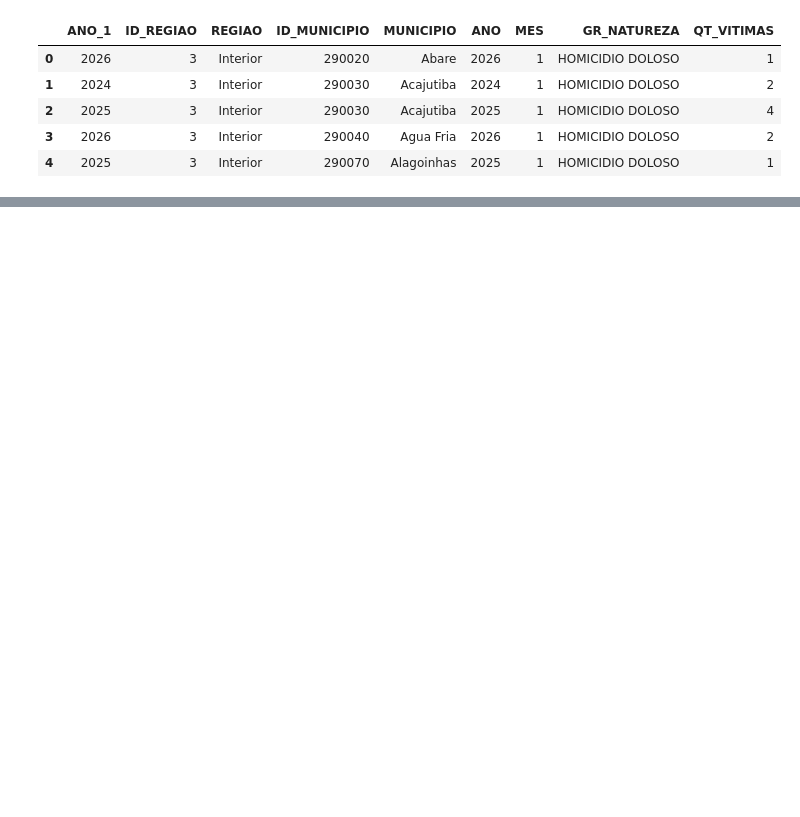
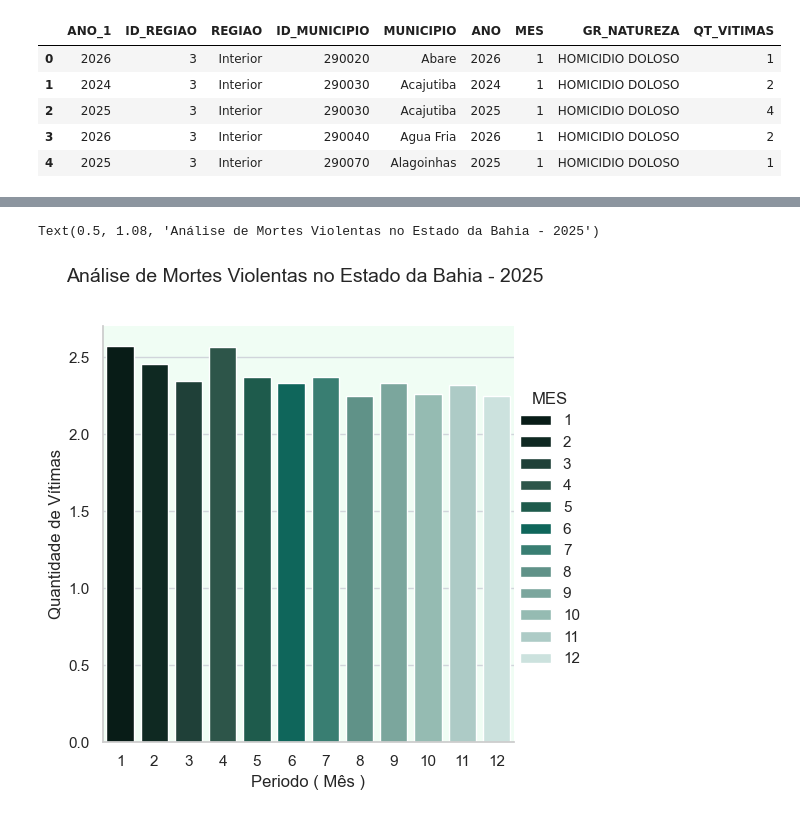
Before and after one commit to Dancornio/W_danger, a Jupyter notebook: backend/app/notebooks/01_data_wl_explor.ipynb, the cells around one changed output, grey strips where cells are left out. Cells and saved outputs as stored; diff of their text form; code cells hidden in the pictures; blank space fills up the shorter version.

```diff
--- a/backend/app/notebooks/01_data_wl_explor.ipynb
+++ b/backend/app/notebooks/01_data_wl_explor.ipynb
@@ -17,0 +64,9 @@ dt_bahia.head()
+# %%
+g = sns.catplot(x="MES", y="QT_VITIMAS", data=df_2025, kind="bar", hue="MES", errorbar=None, palette=pallette_global_v2)
+g.set_axis_labels("Periodo ( Mês )", "Quantidade de Vítimas")
+
+g.set_titles("Quantidade de Vítimas por Mês em 2025", size=16)
+g.fig.suptitle("Análise de Mortes Violentas no Estado da Bahia - 2025", y=1.08, fontsize=14)
+# %% [output]
+Text(0.5, 1.08, 'Análise de Mortes Violentas no Estado da Bahia - 2025')
+[figure, added]
```
Also changed, not shown: parts of 4 cells of this notebook, 8 other files.
